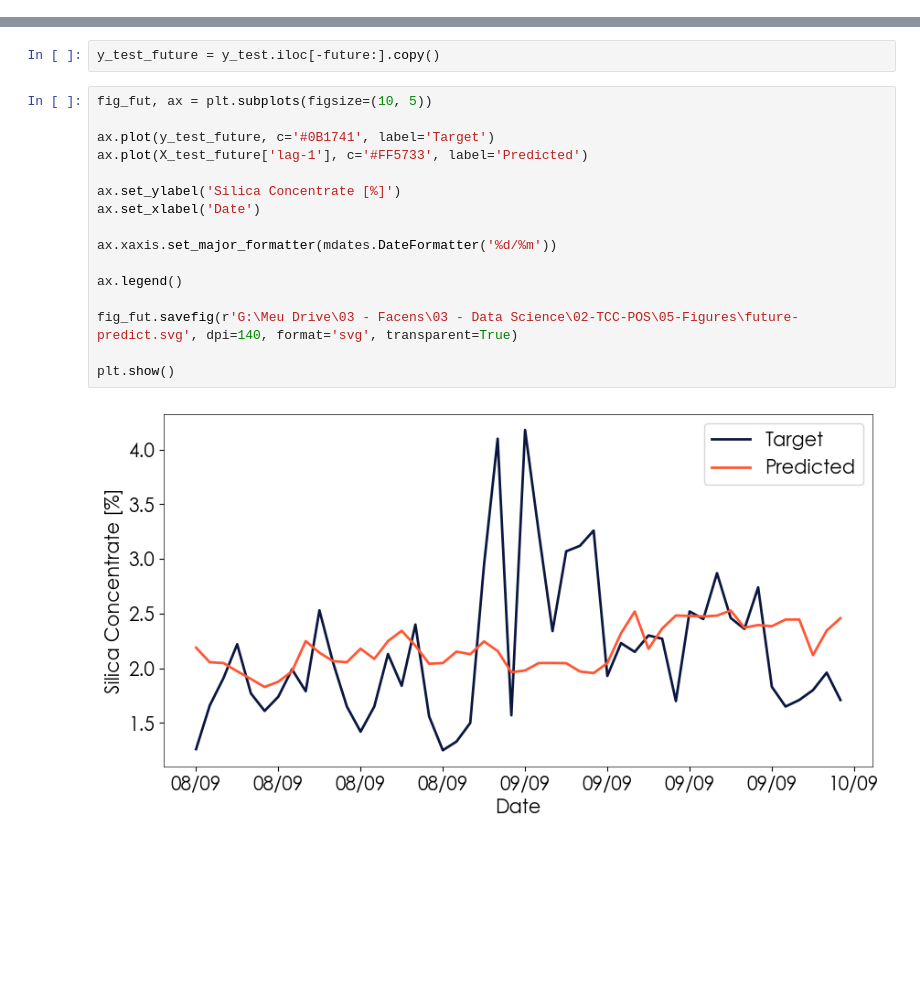
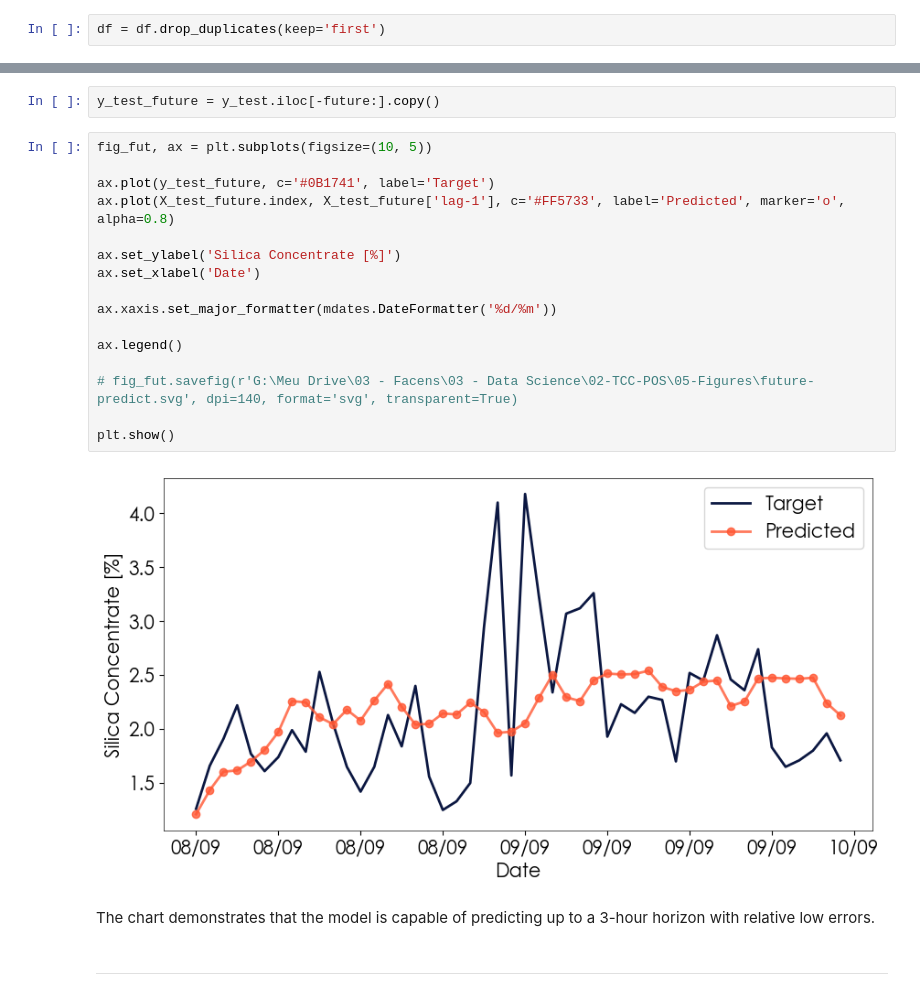
Before and after one commit to PauloCasmal/data-mining-study, a Jupyter notebook: Model-mining.ipynb, the cells around one changed output, grey strips where cells are left out. Drawn from its saved outputs; the diff is of its cells as text; blank space fills up the shorter version.

```diff
--- a/Model-mining.ipynb
+++ b/Model-mining.ipynb
@@ -110,3 +110,5 @@ plt.show()
 [figure]
 # %%
 df = df.resample("1H").mean()
+# %%
+df = df.drop_duplicates(keep='first')
@@ -554,18 +507,22 @@ y_test_future = y_test.iloc[-future:].copy()
 # %%
 fig_fut, ax = plt.subplots(figsize=(10, 5))
 
 ax.plot(y_test_future, c='#0B1741', label='Target')
-ax.plot(X_test_future['lag-1'], c='#FF5733', label='Predicted')
+ax.plot(X_test_future.index, X_test_future['lag-1'], c='#FF5733', label='Predicted', marker='o', alpha=0.8)
 
 ax.set_ylabel('Silica Concentrate [%]')
 ax.set_xlabel('Date')
 
 ax.xaxis.set_major_formatter(mdates.DateFormatter('%d/%m'))
 
 ax.legend()
 
-fig_fut.savefig(r'G:\Meu Drive\03 - Facens\03 - Data Science\02-TCC-POS\05-Figures\future-predict.svg', dpi=140, format='svg', transparent=True)
+# fig_fut.savefig(r'G:\Meu Drive\03 - Facens\03 - Data Science\02-TCC-POS\05-Figures\future-predict.svg', dpi=140, format='svg', transparent=True)
 
 plt.show()
 # %% [output]
-[figure, old version]
+[figure, new version]
+# %% [markdown]
+The chart demonstrates that the model is capable of predicting up to a 3-hour horizon with relative low errors.
+# %% [markdown]
+---
```
Also changed, not shown: parts of 13 cells of this notebook, 2 other files.
